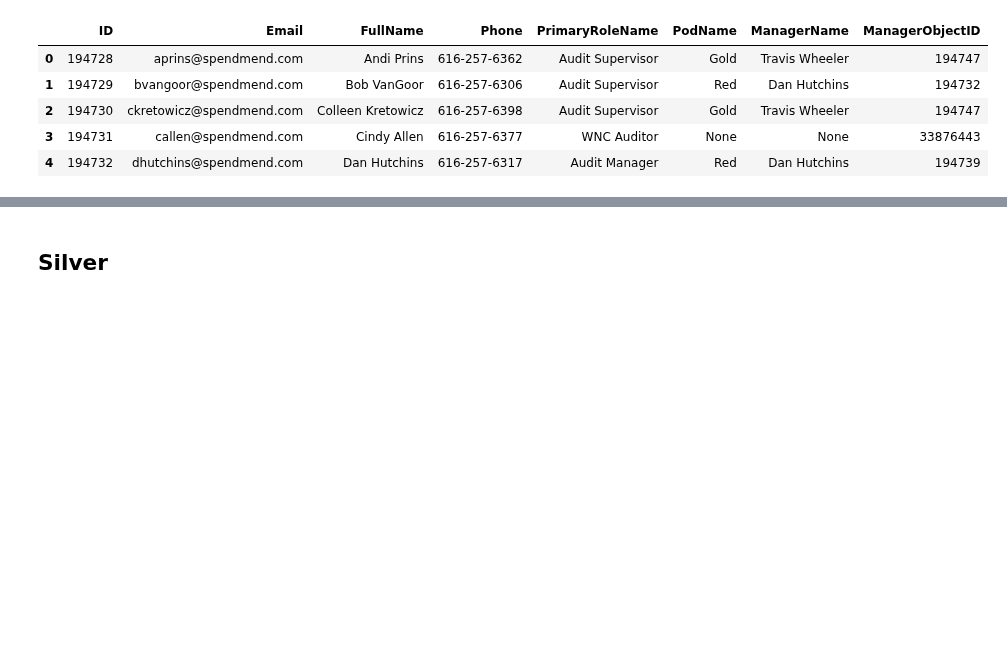
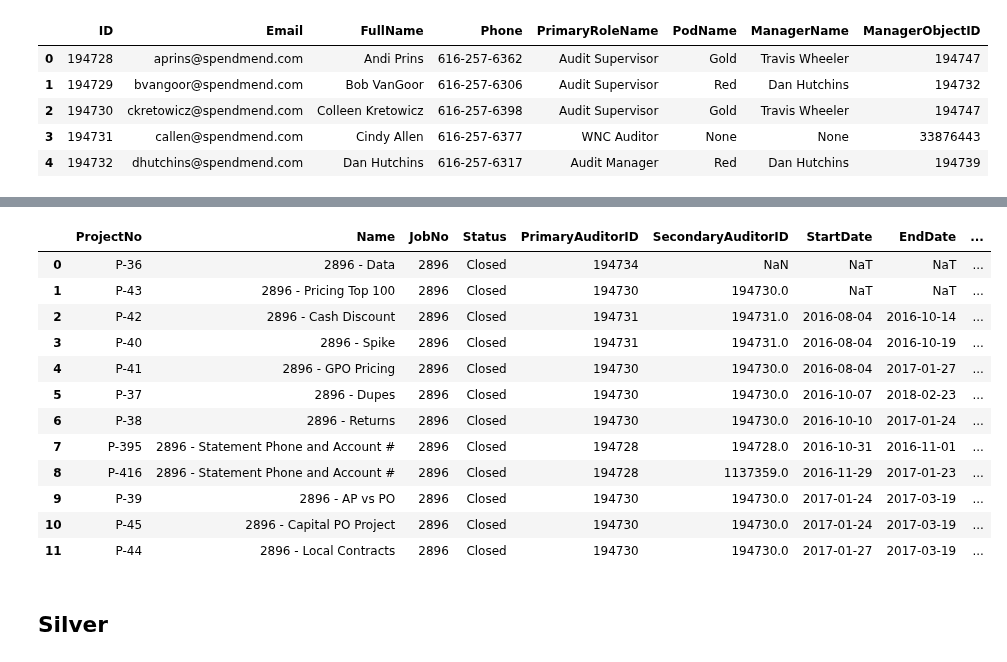
Before and after one commit to cpassorelli/call-reports, a Jupyter notebook: ipython/requests-data-warehouse-integration-exploration.ipynb, the cells around one changed output, grey strips where cells are left out. Cells and saved outputs as stored; diff of their text form; code cells hidden in the pictures; blank space fills up the shorter version.

Commit message:
other tables examined

```diff
--- a/ipython/requests-data-warehouse-integration-exploration.ipynb
+++ b/ipython/requests-data-warehouse-integration-exploration.ipynb
@@ -535,0 +672,9 @@ employees.where('ID = 12611466').toPandas()
+# %%
+path = os.path.join(BRONZE, 'Projects')
+
+# JobNo
+# ProjectType
+# Status
+projects = spark.read.parquet(path)
+print(f'projects contains {projects.count():,} records')
+projects.limit(5).toPandas()
@@ -536,3 +750,21 @@ employees.where('ID = 12611466').toPandas()
+# %%
+# appears Closed usually has an EndDate
+# name is JobNo + ProjectType
+projects.where('JobNo = 2896').orderBy('StartDate', 'EndDate').toPandas()
+# %% [output]
+|  | ProjectNo | Name | JobNo | Status | PrimaryAuditorID | SecondaryAuditorID | StartDate | EndDate | ... |
+| 0 | P-36 | 2896 - Data | 2896 | Closed | 194734 | NaN | NaT | NaT | ... |
+| 1 | P-43 | 2896 - Pricing Top 100 | 2896 | Closed | 194730 | 194730.0 | NaT | NaT | ... |
+| 2 | P-42 | 2896 - Cash Discount | 2896 | Closed | 194731 | 194731.0 | 2016-08-04 | 2016-10-14 | ... |
+| 3 | P-40 | 2896 - Spike | 2896 | Closed | 194731 | 194731.0 | 2016-08-04 | 2016-10-19 | ... |
+| 4 | P-41 | 2896 - GPO Pricing | 2896 | Closed | 194730 | 194730.0 | 2016-08-04 | 2017-01-27 | ... |
+| 5 | P-37 | 2896 - Dupes | 2896 | Closed | 194730 | 194730.0 | 2016-10-07 | 2018-02-23 | ... |
+| 6 | P-38 | 2896 - Returns | 2896 | Closed | 194730 | 194730.0 | 2016-10-10 | 2017-01-24 | ... |
+| 7 | P-395 | 2896 - Statement Phone and Account # | 2896 | Closed | 194728 | 194728.0 | 2016-10-31 | 2016-11-01 | ... |
+| 8 | P-416 | 2896 - Statement Phone and Account # | 2896 | Closed | 194728 | 1137359.0 | 2016-11-29 | 2017-01-23 | ... |
+| 9 | P-39 | 2896 - AP vs PO | 2896 | Closed | 194730 | 194730.0 | 2017-01-24 | 2017-03-19 | ... |
+| 10 | P-45 | 2896 - Capital PO Project | 2896 | Closed | 194730 | 194730.0 | 2017-01-24 | 2017-03-19 | ... |
+| 11 | P-44 | 2896 - Local Contracts | 2896 | Closed | 194730 | 194730.0 | 2017-01-27 | 2017-03-19 | ... |
 # %% [markdown]
 ## Silver
 # %% [markdown]
```
Also changed, not shown: parts of 20 cells of this notebook, 1 other file.
